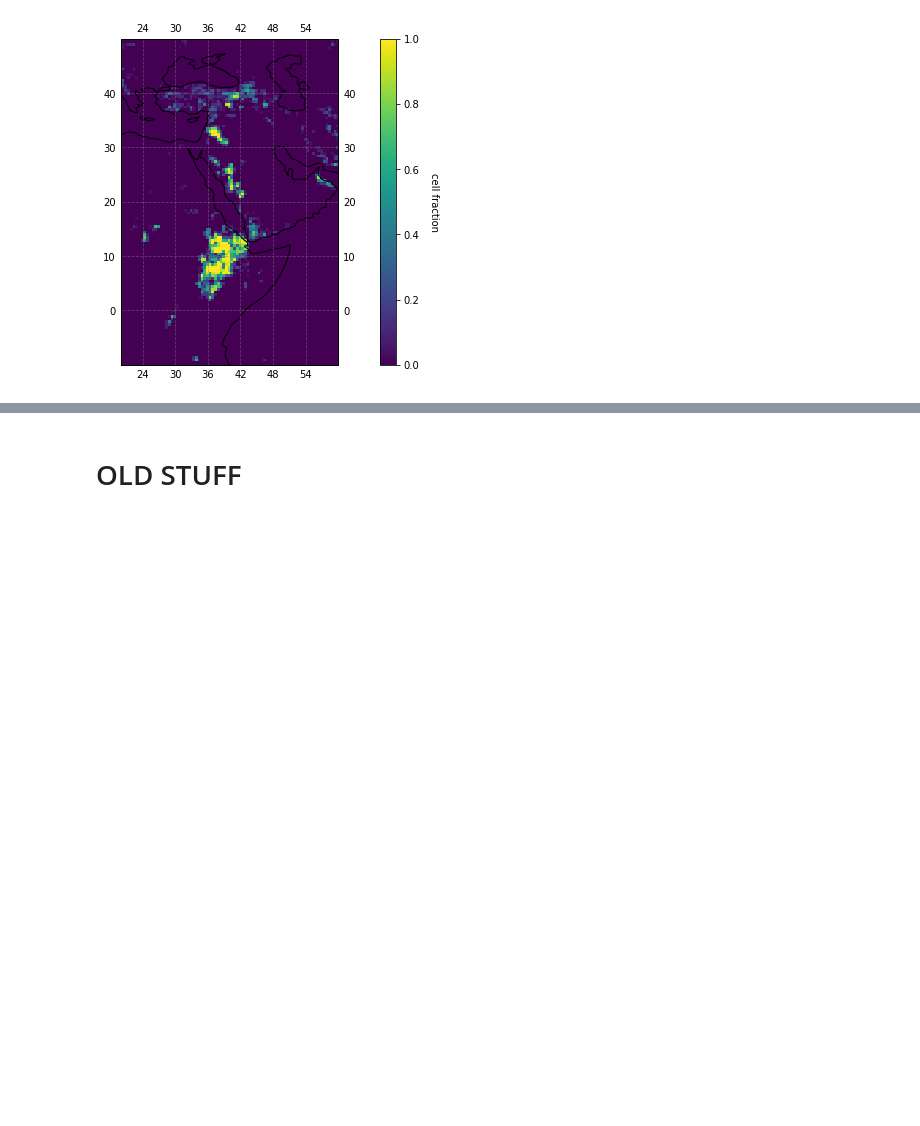
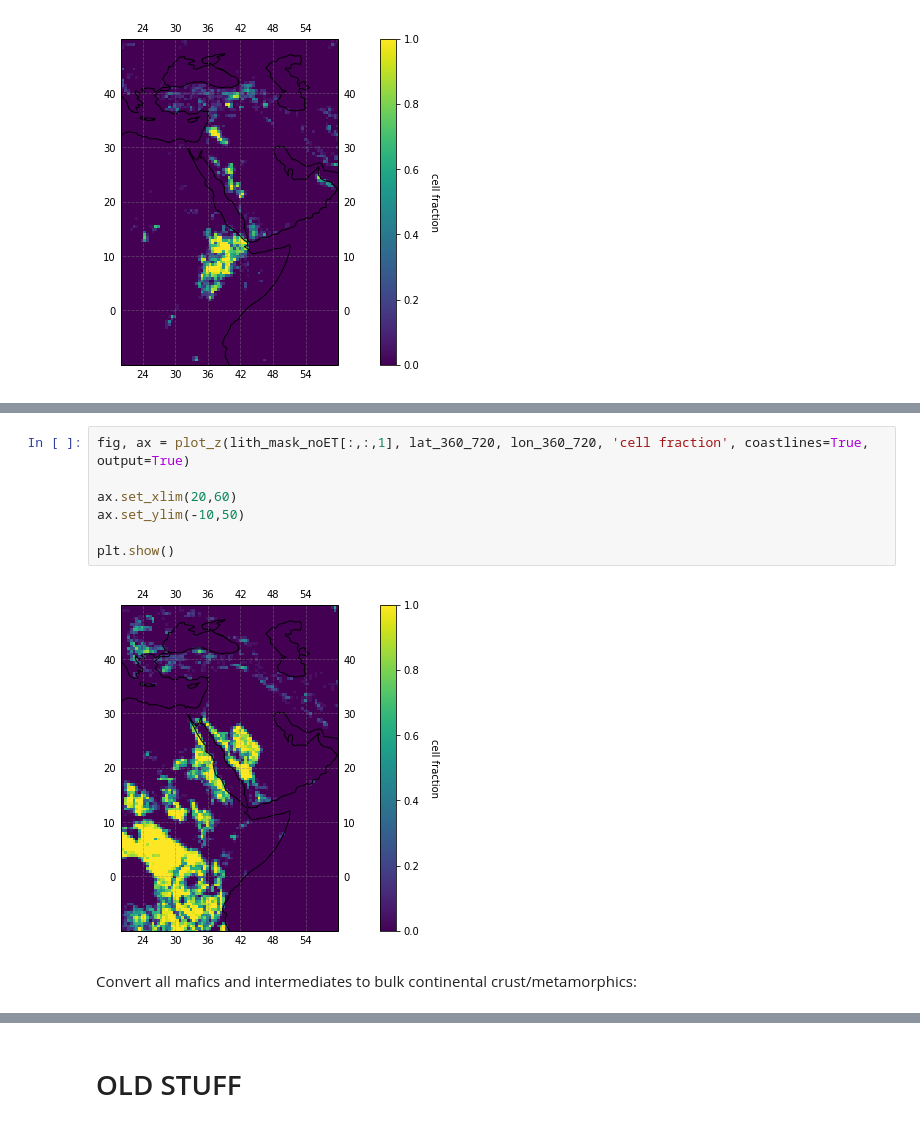
Before and after one commit to Swanson-Hysell-Group/GEOCLIM_Modern, a Jupyter notebook: Code/Notebooks/lithology_masks_7d.ipynb, the cells around one changed output, grey strips where cells are left out. Drawn from its saved outputs; the diff is of its cells as text; blank space fills up the shorter version.

```diff
--- a/Code/Notebooks/lithology_masks_7d.ipynb
+++ b/Code/Notebooks/lithology_masks_7d.ipynb
@@ -1772,0 +1796,11 @@ plt.show()
+# %%
+fig, ax = plot_z(lith_mask_noET[:,:,1], lat_360_720, lon_360_720, 'cell fraction', coastlines=True, output=True)
+
+ax.set_xlim(20,60)
+ax.set_ylim(-10,50)
+
+plt.show()
+# %% [output]
+[figure, added]
+# %% [markdown]
+Convert all mafics and intermediates to bulk continental crust/metamorphics:
```
Also changed, not shown: parts of 14 cells of this notebook, 2 other files.
